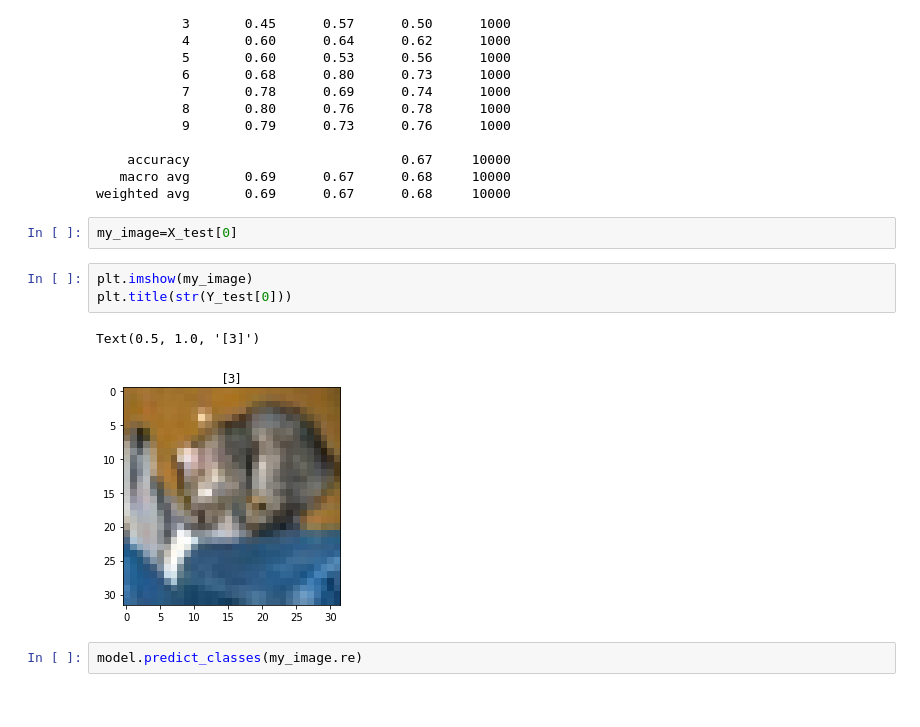
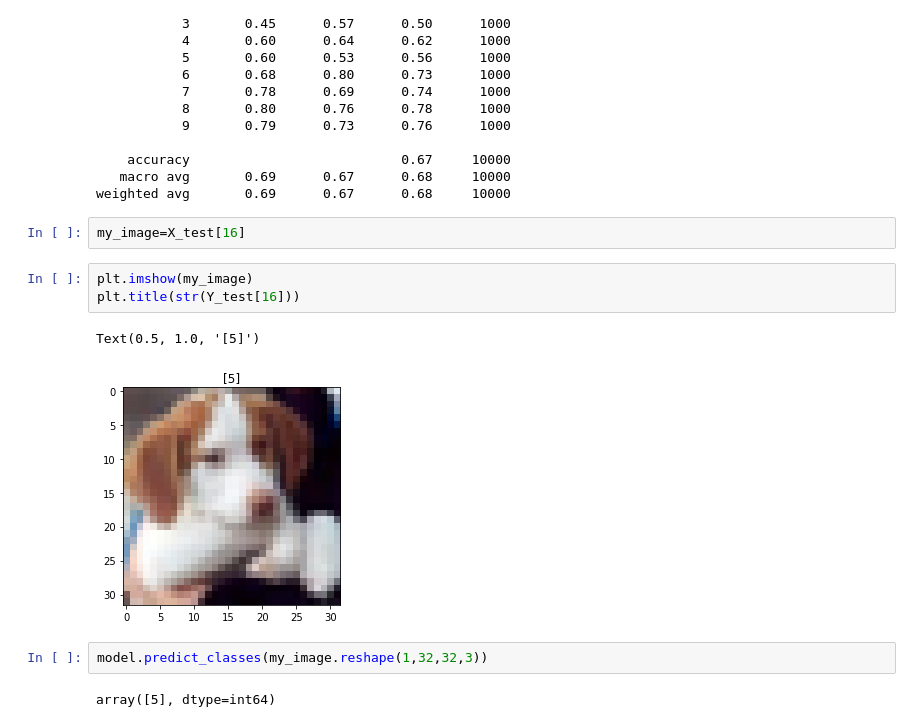
Before and after one commit to lukasmuller10/pythonplayground, a Jupyter notebook: cnn/cifar.ipynb, the cells around one changed output. Drawn from its saved outputs; the diff is of its cells as text.

```diff
--- a/cnn/cifar.ipynb
+++ b/cnn/cifar.ipynb
@@ -154,12 +154,14 @@ print(classification_report(Y_test,predictions))
    macro avg       0.69      0.67      0.68     10000
 weighted avg       0.69      0.67      0.68     10000
 # %%
-my_image=X_test[0]
+my_image=X_test[16]
 # %%
 plt.imshow(my_image)
-plt.title(str(Y_test[0]))
+plt.title(str(Y_test[16]))
 # %% [output]
-Text(0.5, 1.0, '[3]')
+Text(0.5, 1.0, '[5]')
-[figure, old version]
+[figure, new version]
 # %%
-model.predict_classes(my_image.re)
+model.predict_classes(my_image.reshape(1,32,32,3))
+# %% [output]
+array([5], dtype=int64)
```
Also changed, not shown: 6 other files.
